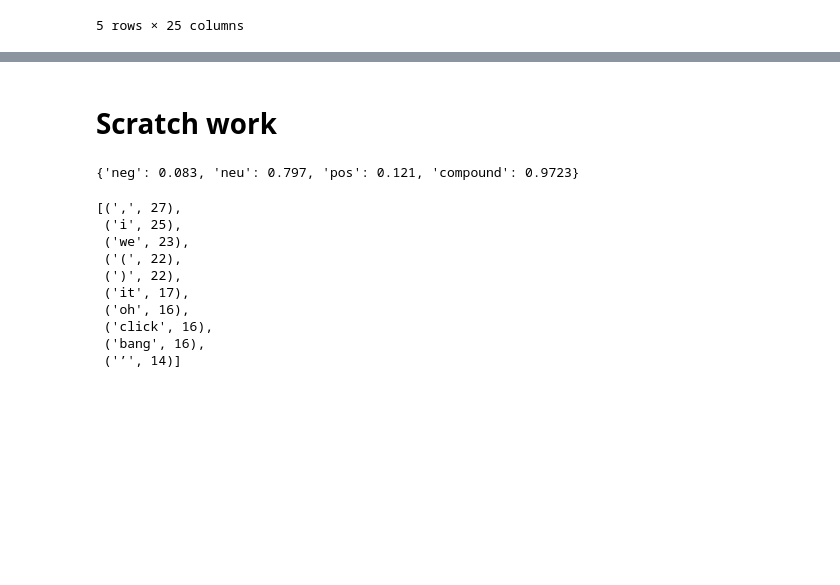
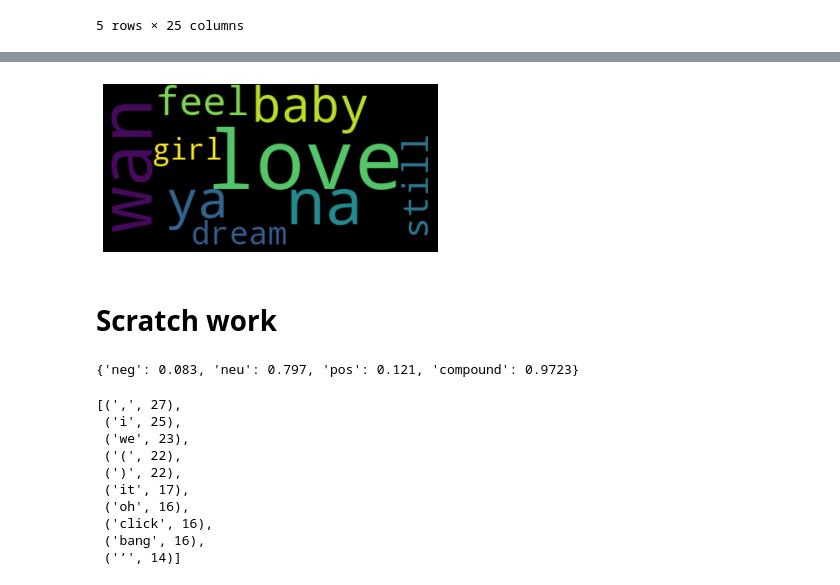
Before and after one commit to the-data-science-union/DSU-S2022-BTS, a Jupyter notebook: NLP_Song_Lyrics.ipynb, the cells around one changed output, grey strips where cells are left out. Drawn from its saved outputs; the diff is of its cells as text; code cells hidden in the pictures; blank space fills up the shorter version.

```diff
--- a/NLP_Song_Lyrics.ipynb
+++ b/NLP_Song_Lyrics.ipynb
@@ -604,3 +645,10 @@ ModuleNotFoundError: No module named 'wordcloud'
+# %%
+wordcloud = WordCloud(collocations=False).generate(most_pos_words)
+plt.imshow(wordcloud, interpolation='bilinear')
+plt.axis("off")
+plt.show()
+# %% [output]
+[figure, added]
 # %% [markdown]
 # Scratch work
 # %%
```
Also changed, not shown: parts of 25 cells of this notebook.
